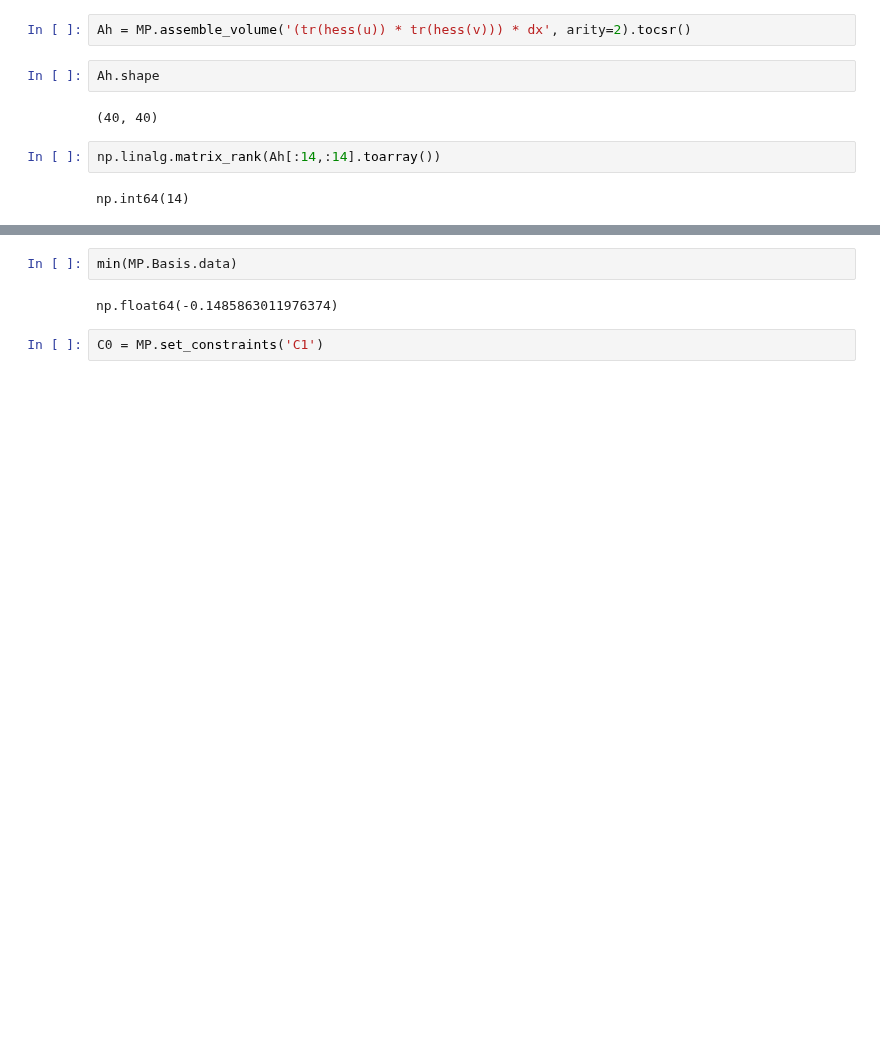
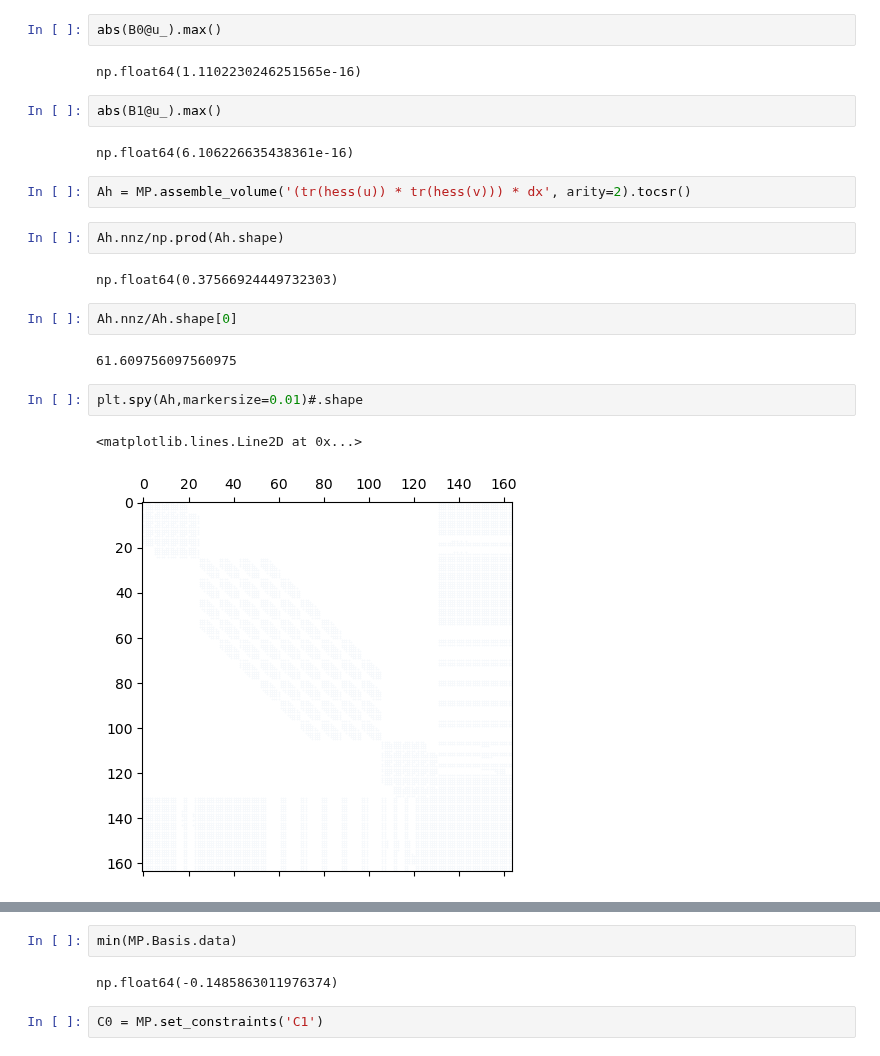
Before and after one commit to c-f-h/pyiga, a Jupyter notebook: notebooks/solve-biharmonic.ipynb, the cells around one changed output, grey strips where cells are left out. Saved outputs shown, nothing was run; the diff lists cells and outputs as text; blank space fills up the shorter version.

```diff
--- a/notebooks/solve-biharmonic.ipynb
+++ b/notebooks/solve-biharmonic.ipynb
@@ -45,10 +81,23 @@ Basis setup took 0.009653568267822266 seconds
+# %%
+abs(B0@u_).max()
+# %% [output]
+np.float64(1.1102230246251565e-16)
+# %%
+abs(B1@u_).max()
+# %% [output]
+np.float64(6.106226635438361e-16)
 # %%
 Ah = MP.assemble_volume('(tr(hess(u)) * tr(hess(v))) * dx', arity=2).tocsr()
+# %%
+Ah.nnz/np.prod(Ah.shape)
+# %% [output]
+np.float64(0.37566924449732303)
+# %%
+Ah.nnz/Ah.shape[0]
+# %% [output]
+61.609756097560975
 # %%
-Ah.shape
+plt.spy(Ah,markersize=0.01)#.shape
 # %% [output]
-(40, 40)
+<matplotlib.lines.Line2D at 0x...>
+[figure, added]
-# %%
-np.linalg.matrix_rank(Ah[:14,:14].toarray())
-# %% [output]
-np.int64(14)
```
Also changed, not shown: parts of 15 cells of this notebook, 4 other files.
